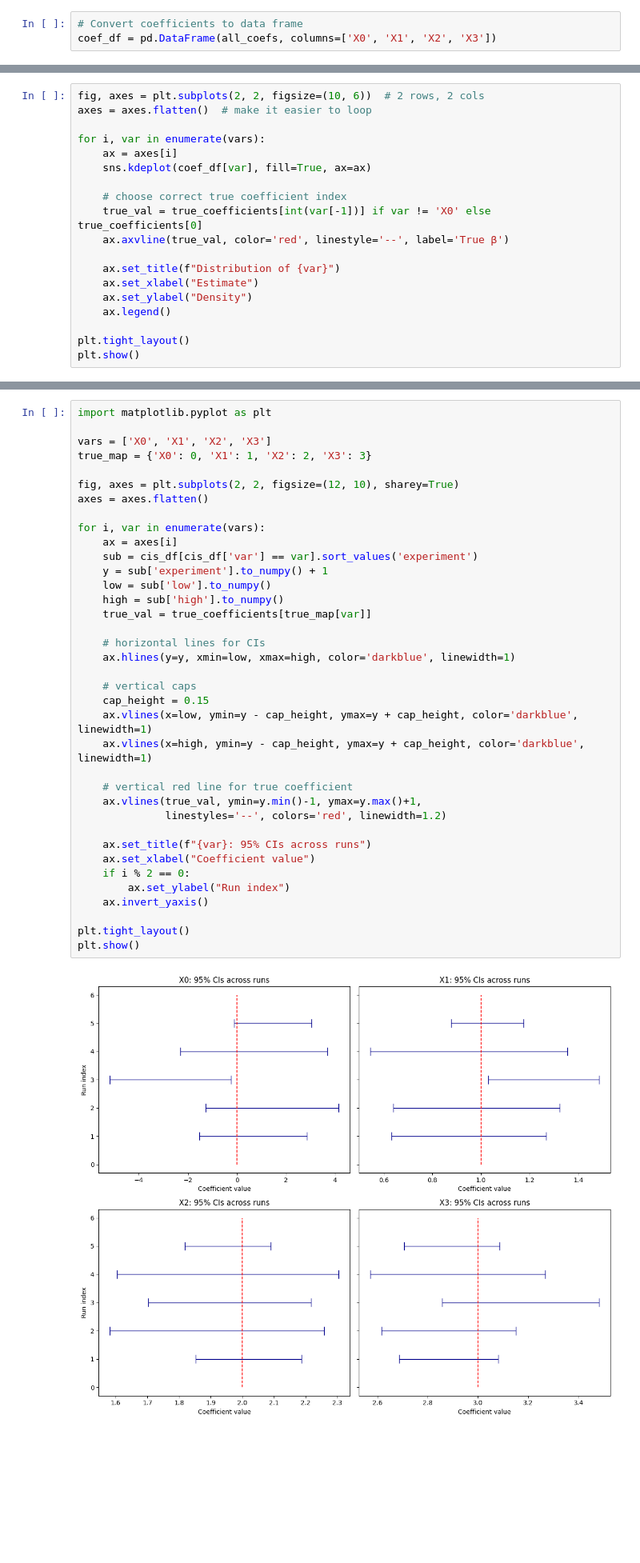
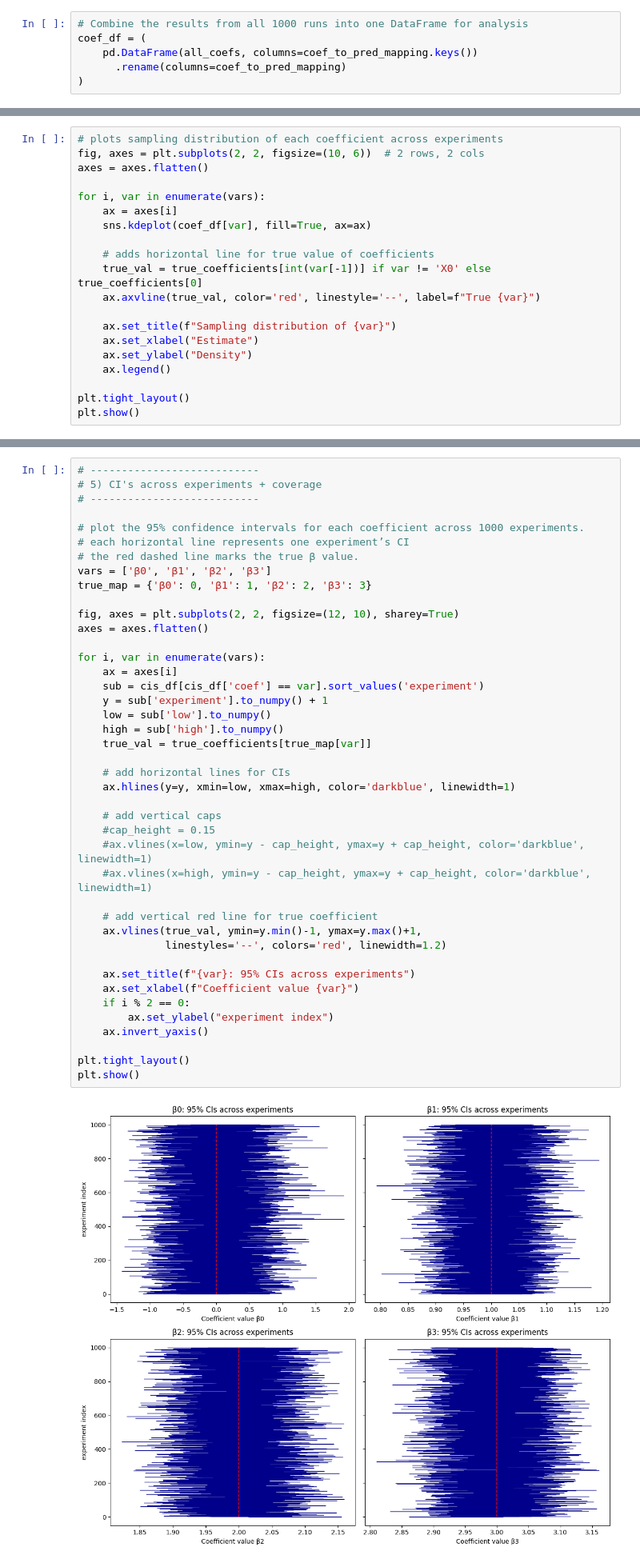
Before and after one commit to causalchamber/potsdam-25-ml-theory-to-practice, a Jupyter notebook: project_11/project_11_linear_models_synthetic.ipynb, the cells around one changed output, grey strips where cells are left out. Shown at 80% size. Drawn from its saved outputs; the diff is of its cells as text; blank space fills up the shorter version.

```diff
--- a/project_11/project_11_linear_models_synthetic.ipynb
+++ b/project_11/project_11_linear_models_synthetic.ipynb
@@ -299,4 +346,7 @@ all_cis = np.array(all_cis)
 # %%
-# Convert coefficients to data frame
-coef_df = pd.DataFrame(all_coefs, columns=['X0', 'X1', 'X2', 'X3'])
+# Combine the results from all 1000 runs into one DataFrame for analysis
+coef_df = (
+    pd.DataFrame(all_coefs, columns=coef_to_pred_mapping.keys())
+      .rename(columns=coef_to_pred_mapping)
+)
 # %%
@@ -329,18 +382,19 @@ print(cis_df.head())
 
 Now, for each variable `const, X1, X2, X3` plot the distribution of the fitted coefficients using [`sns.kdeplot`](https://seaborn.pydata.org/generated/seaborn.kdeplot.html).
 # %%
+# plots sampling distribution of each coefficient across experiments
 fig, axes = plt.subplots(2, 2, figsize=(10, 6))  # 2 rows, 2 cols
-axes = axes.flatten()  # make it easier to loop
+axes = axes.flatten()
 
 for i, var in enumerate(vars):
     ax = axes[i]
     sns.kdeplot(coef_df[var], fill=True, ax=ax)
 
-    # choose correct true coefficient index
+    # adds horizontal line for true value of coefficients
     true_val = true_coefficients[int(var[-1])] if var != 'X0' else true_coefficients[0]
-    ax.axvline(true_val, color='red', linestyle='--', label='True β')
+    ax.axvline(true_val, color='red', linestyle='--', label=f"True {var}")
 
-    ax.set_title(f"Distribution of {var}")
+    ax.set_title(f"Sampling distribution of {var}")
     ax.set_xlabel("Estimate")
     ax.set_ylabel("Density")
     ax.legend()
@@ -372,39 +448,44 @@ For each variable $X_j \in $(`X0, ..., X3`):
 # %%
-import matplotlib.pyplot as plt
+# ---------------------------
+# 5) CI's across experiments + coverage
+# ---------------------------
 
-vars = ['X0', 'X1', 'X2', 'X3']
-true_map = {'X0': 0, 'X1': 1, 'X2': 2, 'X3': 3}
+# plot the 95% confidence intervals for each coefficient across 1000 experiments.
+# each horizontal line represents one experiment’s CI
+# the red dashed line marks the true β value.
+vars = ['β0', 'β1', 'β2', 'β3']
+true_map = {'β0': 0, 'β1': 1, 'β2': 2, 'β3': 3}
 
 fig, axes = plt.subplots(2, 2, figsize=(12, 10), sharey=True)
 axes = axes.flatten()
 
 for i, var in enumerate(vars):
     ax = axes[i]
-    sub = cis_df[cis_df['var'] == var].sort_values('experiment')
+    sub = cis_df[cis_df['coef'] == var].sort_values('experiment')
     y = sub['experiment'].to_numpy() + 1
     low = sub['low'].to_numpy()
     high = sub['high'].to_numpy()
     true_val = true_coefficients[true_map[var]]
 
-    # horizontal lines for CIs
+    # add horizontal lines for CIs
     ax.hlines(y=y, xmin=low, xmax=high, color='darkblue', linewidth=1)
 
-    # vertical caps
-    cap_height = 0.15
-    ax.vlines(x=low, ymin=y - cap_height, ymax=y + cap_height, color='darkblue', linewidth=1)
-    ax.vlines(x=high, ymin=y - cap_height, ymax=y + cap_height, color='darkblue', linewidth=1)
+    # add vertical caps
+    #cap_height = 0.15
+    #ax.vlines(x=low, ymin=y - cap_height, ymax=y + cap_height, color='darkblue', linewidth=1)
+    #ax.vlines(x=high, ymin=y - cap_height, ymax=y + cap_height, color='darkblue', linewidth=1)
 
-    # vertical red line for true coefficient
+    # add vertical red line for true coefficient
     ax.vlines(true_val, ymin=y.min()-1, ymax=y.max()+1,
               linestyles='--', colors='red', linewidth=1.2)
 
-    ax.set_title(f"{var}: 95% CIs across runs")
-    ax.set_xlabel("Coefficient value")
+    ax.set_title(f"{var}: 95% CIs across experiments")
+    ax.set_xlabel(f"Coefficient value {var}")
     if i % 2 == 0:
-        ax.set_ylabel("Run index")
+        ax.set_ylabel("experiment index")
     ax.invert_yaxis()
 
 plt.tight_layout()
 plt.show()
 # %% [output]
-[figure, old version]
+[figure, new version]
```
Also changed, not shown: parts of 44 cells of this notebook.
